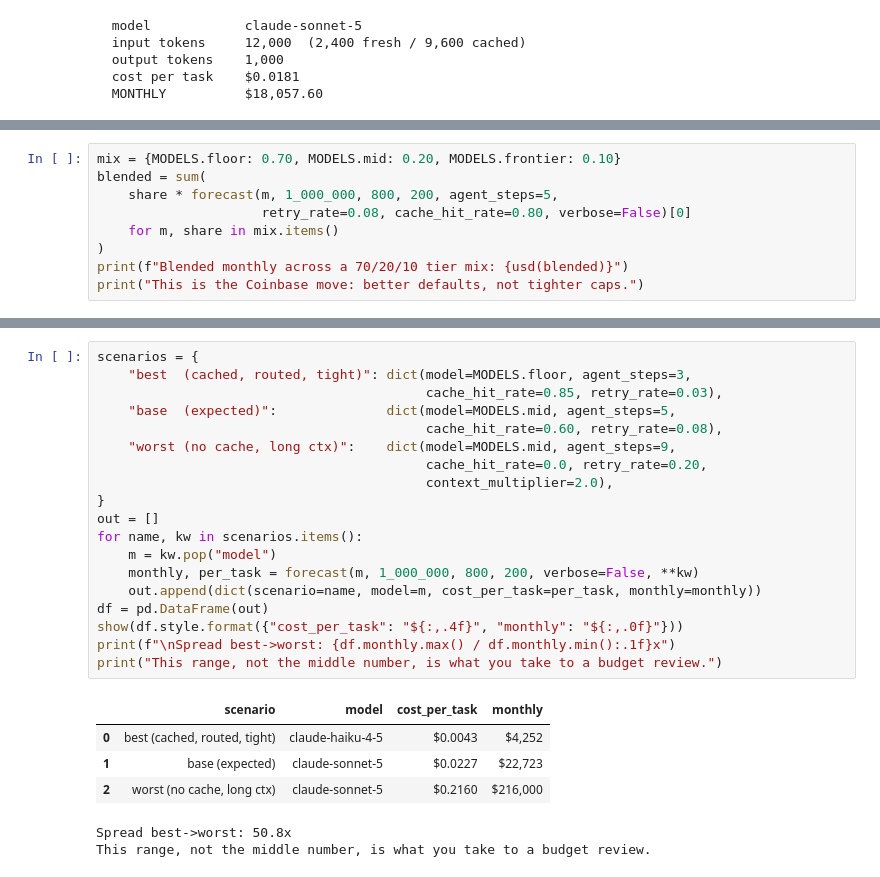
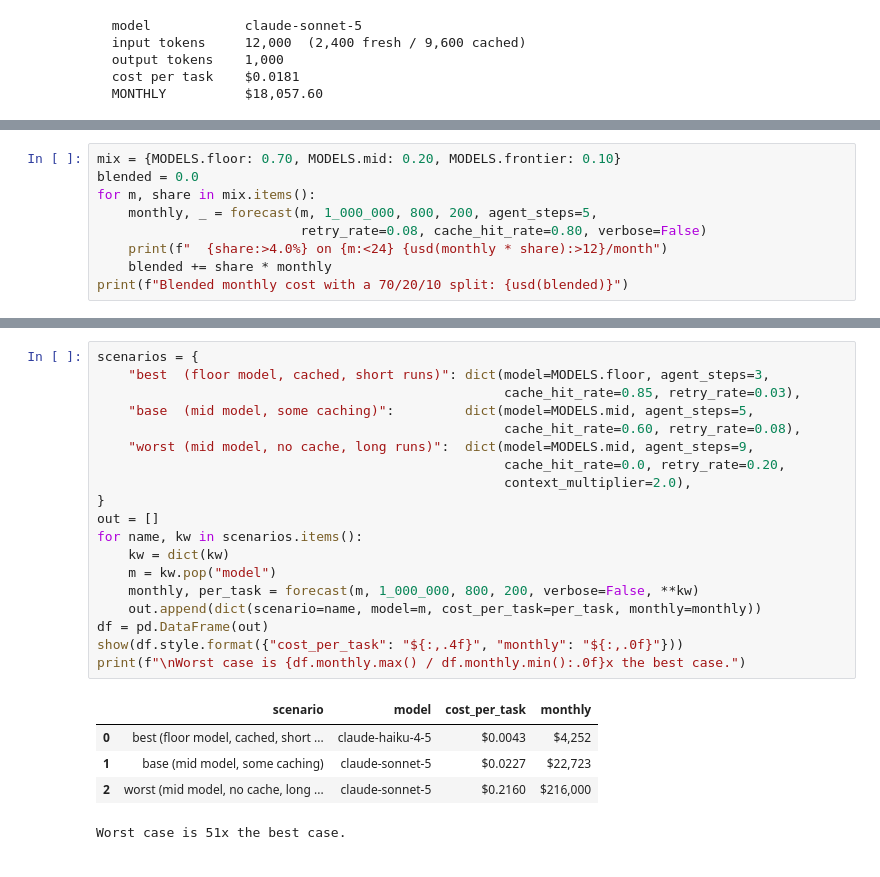
Before and after one commit to tatwan/ai_cost_management_course, a Jupyter notebook: notebooks/01_token_economics.ipynb, the cells around one changed output, grey strips where cells are left out. Cells and saved outputs as stored; diff of their text form.

```diff
--- a/notebooks/01_token_economics.ipynb
+++ b/notebooks/01_token_economics.ipynb
@@ -238,10 +243,10 @@ forecast(MODELS.mid, 1_000_000, 800, 200,
 # %%
 mix = {MODELS.floor: 0.70, MODELS.mid: 0.20, MODELS.frontier: 0.10}
-blended = sum(
-    share * forecast(m, 1_000_000, 800, 200, agent_steps=5,
-                     retry_rate=0.08, cache_hit_rate=0.80, verbose=False)[0]
-    for m, share in mix.items()
-)
-print(f"Blended monthly across a 70/20/10 tier mix: {usd(blended)}")
-print("This is the Coinbase move: better defaults, not tighter caps.")
+blended = 0.0
+for m, share in mix.items():
+    monthly, _ = forecast(m, 1_000_000, 800, 200, agent_steps=5,
+                          retry_rate=0.08, cache_hit_rate=0.80, verbose=False)
+    print(f"  {share:>4.0%} on {m:<24} {usd(monthly * share):>12}/month")
+    blended += share * monthly
+print(f"Blended monthly cost with a 70/20/10 split: {usd(blended)}")
 # %% [output]
@@ -261,26 +266,25 @@ This is the Coinbase move: better defaults, not tighter caps.
 # %%
 scenarios = {
-    "best  (cached, routed, tight)": dict(model=MODELS.floor, agent_steps=3,
-                                          cache_hit_rate=0.85, retry_rate=0.03),
-    "base  (expected)":              dict(model=MODELS.mid, agent_steps=5,
-                                          cache_hit_rate=0.60, retry_rate=0.08),
-    "worst (no cache, long ctx)":    dict(model=MODELS.mid, agent_steps=9,
-                                          cache_hit_rate=0.0, retry_rate=0.20,
-                                          context_multiplier=2.0),
+    "best  (floor model, cached, short runs)": dict(model=MODELS.floor, agent_steps=3,
+                                                    cache_hit_rate=0.85, retry_rate=0.03),
+    "base  (mid model, some caching)":         dict(model=MODELS.mid, agent_steps=5,
+                                                    cache_hit_rate=0.60, retry_rate=0.08),
+    "worst (mid model, no cache, long runs)":  dict(model=MODELS.mid, agent_steps=9,
+                                                    cache_hit_rate=0.0, retry_rate=0.20,
+                                                    context_multiplier=2.0),
 }
 out = []
 for name, kw in scenarios.items():
+    kw = dict(kw)
     m = kw.pop("model")
     monthly, per_task = forecast(m, 1_000_000, 800, 200, verbose=False, **kw)
     out.append(dict(scenario=name, model=m, cost_per_task=per_task, monthly=monthly))
 df = pd.DataFrame(out)
 show(df.style.format({"cost_per_task": "${:,.4f}", "monthly": "${:,.0f}"}))
-print(f"\nSpread best->worst: {df.monthly.max() / df.monthly.min():.1f}x")
-print("This range, not the middle number, is what you take to a budget review.")
+print(f"\nWorst case is {df.monthly.max() / df.monthly.min():.0f}x the best case.")
 # %% [output]
 |  | scenario | model | cost_per_task | monthly |
-| 0 | best (cached, routed, tight) | claude-haiku-4-5 | $0.0043 | $4,252 |
-| 1 | base (expected) | claude-sonnet-5 | $0.0227 | $22,723 |
-| 2 | worst (no cache, long ctx) | claude-sonnet-5 | $0.2160 | $216,000 |
+| 0 | best (floor model, cached, short ... | claude-haiku-4-5 | $0.0043 | $4,252 |
+| 1 | base (mid model, some caching) | claude-sonnet-5 | $0.0227 | $22,723 |
+| 2 | worst (mid model, no cache, long ... | claude-sonnet-5 | $0.2160 | $216,000 |
-Spread best->worst: 50.8x
-This range, not the middle number, is what you take to a budget review.
+Worst case is 51x the best case.
```
Also changed, not shown: parts of 42 cells of this notebook, 1 other file.
